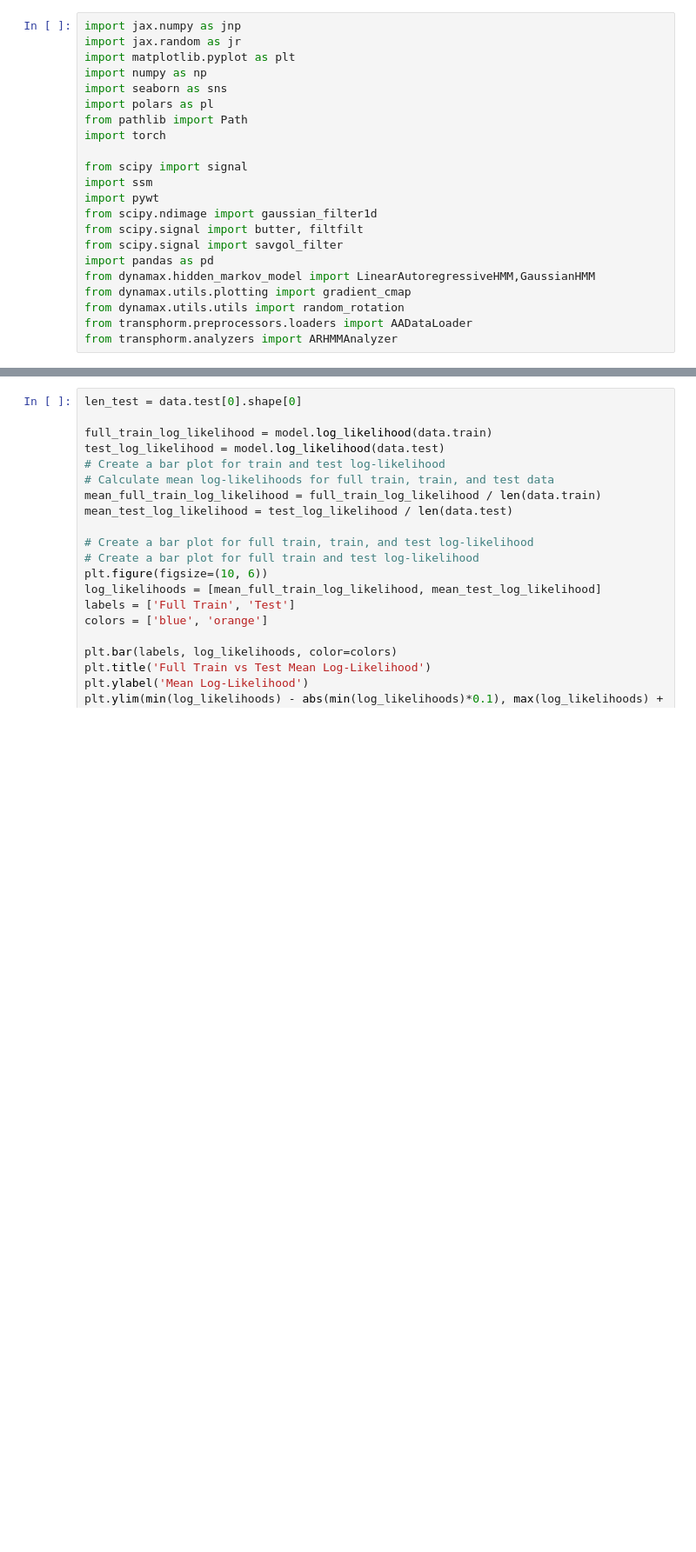
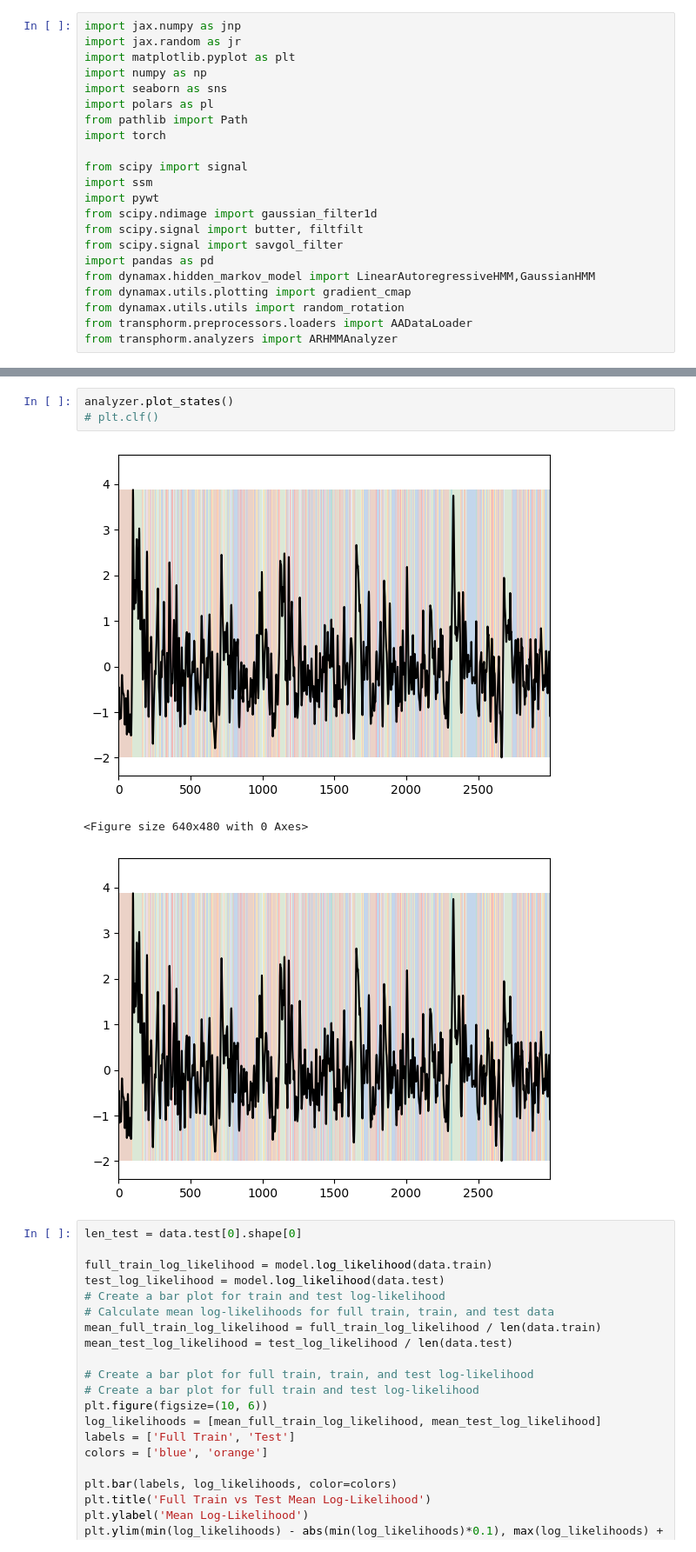
Before and after one commit to Mschaid/transphorm, a Jupyter notebook: notebooks/model_dev/arhmm_fp.ipynb, the cells around one changed output, grey strips where cells are left out. Shown: that part at 87% size. Saved outputs shown, nothing was run; the diff lists cells and outputs as text; blank space fills up the shorter version.

```diff
--- a/notebooks/model_dev/arhmm_fp.ipynb
+++ b/notebooks/model_dev/arhmm_fp.ipynb
@@ -61,3 +46,10 @@ Sigmas [[[0.05589238]]
+# %%
+analyzer.plot_states()
+# plt.clf()
+# %% [output]
+[figure, added]
+<Figure size 640x480 with 0 Axes>
+[figure, added]
 # %%
 len_test = data.test[0].shape[0]
 
```
Also changed, not shown: parts of 6 cells of this notebook, 3 other files.
